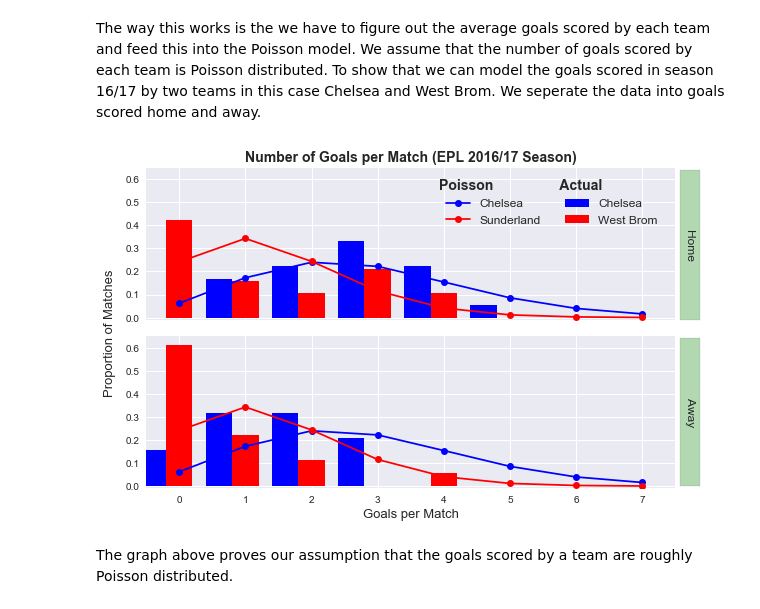
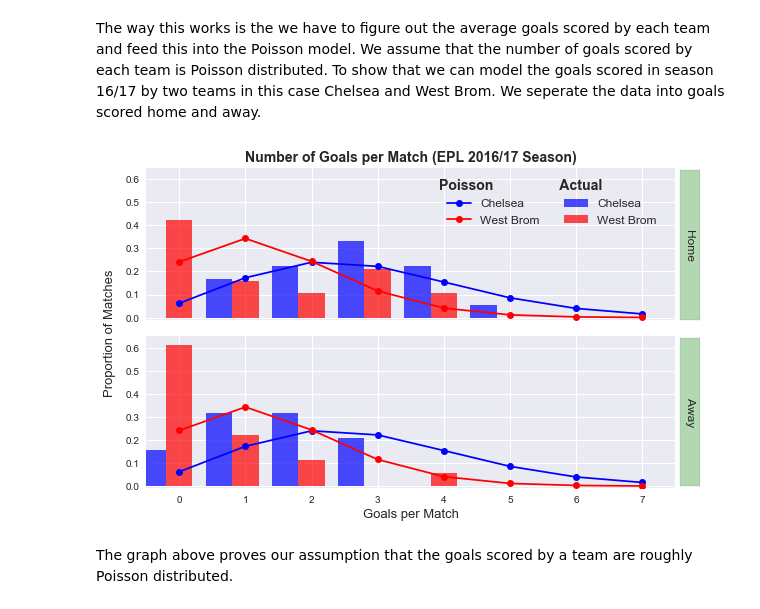
Before and after one commit to AlexBangerl/Applied-Math-Project, a Jupyter notebook: Poisson Prediction Model.ipynb, the cells around one changed output. Saved outputs shown, nothing was run; the diff lists cells and outputs as text; code cells hidden in the pictures.

```diff
--- a/Poisson Prediction Model.ipynb
+++ b/Poisson Prediction Model.ipynb
@@ -77,39 +77,39 @@ sun_home_pois = [poisson.pmf(i,np.sum(np.multiply(sun_home.values.T,sun_home.ind
 chel_away = epl_1617[epl_1617['AwayTeam']=='Chelsea'][['AwayGoals']].apply(pd.value_counts,normalize=True)
 chel_away_pois = [poisson.pmf(i,np.sum(np.multiply(chel_home.values.T,chel_home.index.T),axis=1)[0]) for i in range(8)]
 sun_away = epl_1617[epl_1617['AwayTeam']=='Sunderland'][['AwayGoals']].apply(pd.value_counts,normalize=True)
 sun_away_pois = [poisson.pmf(i,np.sum(np.multiply(sun_home.values.T,sun_home.index.T),axis=1)[0]) for i in range(8)]
 
-ax1.bar(chel_home.index-0.4,chel_home.values,width=0.4,color="b",label="Chelsea")
-ax1.bar(sun_home.index,sun_home.values,width=0.4,color="r",label="West Brom")
+ax1.bar(chel_home.index-0.4,chel_home.values,width=0.4,color="b",label="Chelsea",alpha=0.7)
+ax1.bar(sun_home.index,sun_home.values,width=0.4,color="r",label="West Brom",alpha=0.7)
 pois1, = ax1.plot([i for i in range(8)], chel_home_pois,
                   linestyle='-', marker='o',label="Chelsea", color = "b")
 pois1, = ax1.plot([i for i in range(8)], sun_home_pois,
-                  linestyle='-', marker='o',label="Sunderland", color = "r")
+                  linestyle='-', marker='o',label="West Brom", color = "r")
 leg=ax1.legend(loc='upper right', fontsize=12, ncol=2)
 leg.set_title("Poisson                 Actual                ", prop = {'size':'14', 'weight':'bold'})
 ax1.set_xlim([-0.5,7.5])
 ax1.set_ylim([-0.01,0.65])
 ax1.set_xticklabels([])
 ax1.text(7.65, 0.585, '                Home                ', rotation=-90,
         bbox={'facecolor':'g', 'alpha':0.3, 'pad':5})
 ax2.text(7.65, 0.585, '                Away                ', rotation=-90,
         bbox={'facecolor':'g', 'alpha':0.3, 'pad':5})
 
-ax2.bar(chel_away.index-0.4,chel_away.values,width=0.4,color="b",label="Chelsea")
-ax2.bar(sun_away.index,sun_away.values,width=0.4,color="r",label="Sunderland")
+ax2.bar(chel_away.index-0.4,chel_away.values,width=0.4,color="b",label="Chelsea",alpha=0.7)
+ax2.bar(sun_away.index,sun_away.values,width=0.4,color="r",label="Sunderland",alpha=0.7)
 pois1, = ax2.plot([i for i in range(8)], chel_away_pois,
                   linestyle='-', marker='o',label="Chelsea", color = "b")
 pois1, = ax2.plot([i for i in range(8)], sun_away_pois,
                   linestyle='-', marker='o',label="Sunderland", color = "r")
 ax2.set_xlim([-0.5,7.5])
 ax2.set_ylim([-0.01,0.65])
 ax1.set_title("Number of Goals per Match (EPL 2016/17 Season)",size=14,fontweight='bold')
 ax2.set_xlabel("Goals per Match",size=13)
 ax2.text(-1.15, 0.9, 'Proportion of Matches', rotation=90, size=13)
 plt.tight_layout()
 plt.show()
 # %% [output]
-[figure, old version]
+[figure, new version]
 # %% [markdown]
 The graph above proves our assumption that the goals scored by a team are roughly Poisson distributed.
 # %% [markdown]
```
Also changed, not shown: parts of 3 cells of this notebook.
